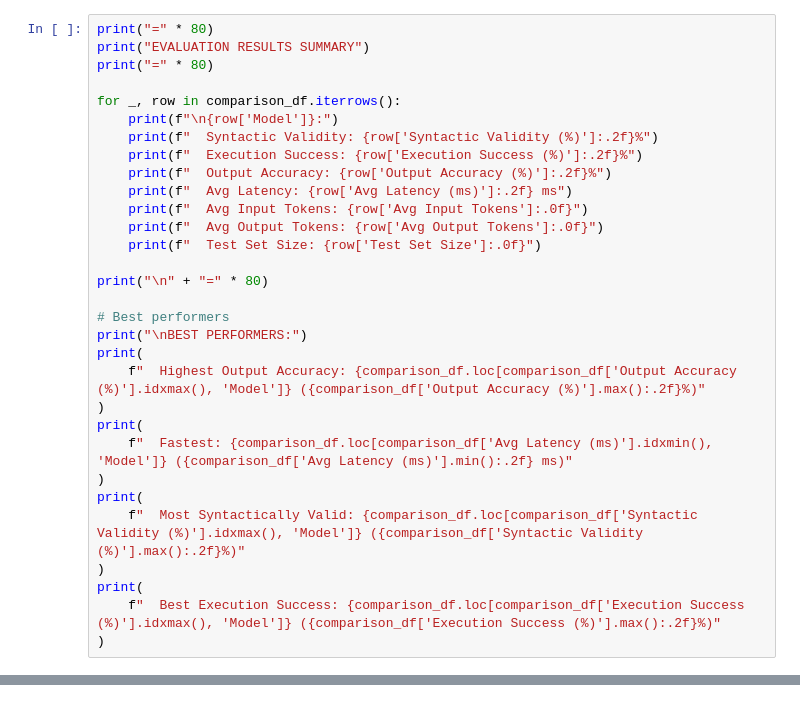
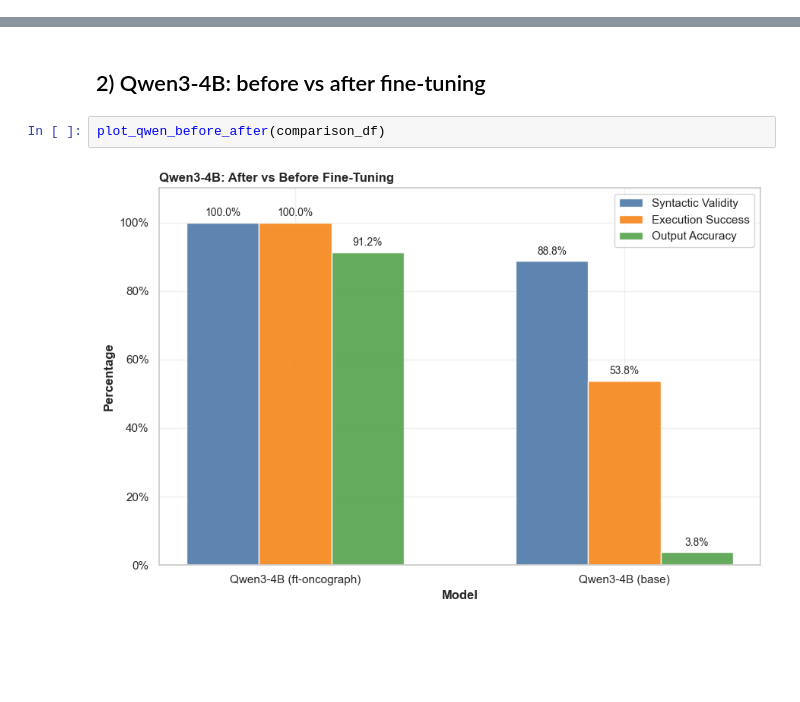
Before and after one commit to ib565/OncoGraph-Engine, a Jupyter notebook: finetuning/notebooks/compare_evaluation_results.ipynb, the cells around one changed output, grey strips where cells are left out. Drawn from its saved outputs; the diff is of its cells as text; blank space fills up the shorter version.

```diff
--- a/finetuning/notebooks/compare_evaluation_results.ipynb
+++ b/finetuning/notebooks/compare_evaluation_results.ipynb
@@ -370,31 +56,0 @@ plt.show()
-# %%
-print("=" * 80)
-print("EVALUATION RESULTS SUMMARY")
-print("=" * 80)
-
-for _, row in comparison_df.iterrows():
-    print(f"\n{row['Model']}:")
-    print(f"  Syntactic Validity: {row['Syntactic Validity (%)']:.2f}%")
-    print(f"  Execution Success: {row['Execution Success (%)']:.2f}%")
-    print(f"  Output Accuracy: {row['Output Accuracy (%)']:.2f}%")
-    print(f"  Avg Latency: {row['Avg Latency (ms)']:.2f} ms")
-    print(f"  Avg Input Tokens: {row['Avg Input Tokens']:.0f}")
-    print(f"  Avg Output Tokens: {row['Avg Output Tokens']:.0f}")
-    print(f"  Test Set Size: {row['Test Set Size']:.0f}")
-
-print("\n" + "=" * 80)
-
-# Best performers
-print("\nBEST PERFORMERS:")
-print(
-    f"  Highest Output Accuracy: {comparison_df.loc[comparison_df['Output Accuracy (%)'].idxmax(), 'Model']} ({comparison_df['Output Accuracy (%)'].max():.2f}%)"
-)
-print(
-    f"  Fastest: {comparison_df.loc[comparison_df['Avg Latency (ms)'].idxmin(), 'Model']} ({comparison_df['Avg Latency (ms)'].min():.2f} ms)"
-)
-print(
-    f"  Most Syntactically Valid: {comparison_df.loc[comparison_df['Syntactic Validity (%)'].idxmax(), 'Model']} ({comparison_df['Syntactic Validity (%)'].max():.2f}%)"
-)
-print(
-    f"  Best Execution Success: {comparison_df.loc[comparison_df['Execution Success (%)'].idxmax(), 'Model']} ({comparison_df['Execution Success (%)'].max():.2f}%)"
-)
@@ -473,0 +475,6 @@ def load_summary_csvs(results_dir: Path) -> dict[str, pd.DataFrame]:
+# %% [markdown]
+## 2) Qwen3-4B: before vs after fine-tuning
+# %%
+plot_qwen_before_after(comparison_df)
+# %% [output]
+[figure, added]
```
Also changed, not shown: parts of 29 cells of this notebook.
